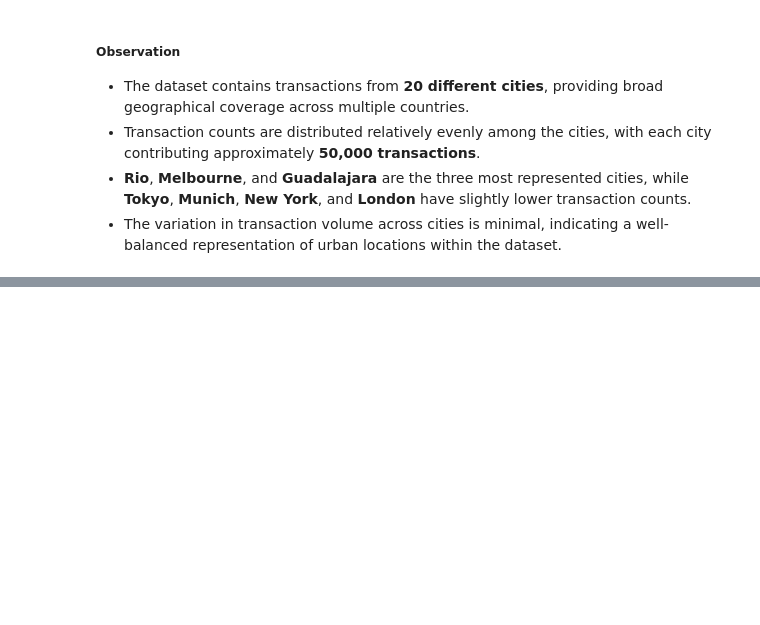
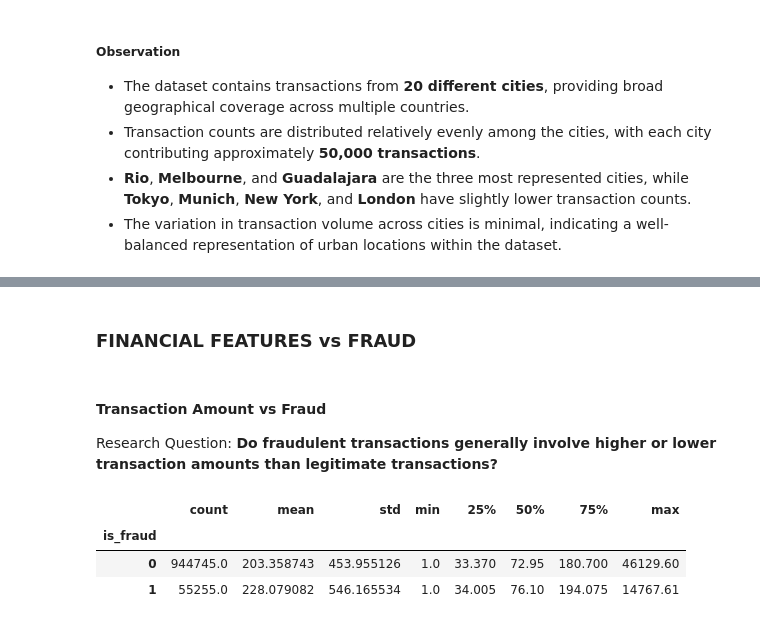
Before and after one commit to abhi-saurav-saroya/bank-fraud-eda, a Jupyter notebook: notebooks/02_exploratory_data_analysis.ipynb, the cells around one changed output, grey strips where cells are left out. Cells and saved outputs as stored; diff of their text form; code cells hidden in the pictures; blank space fills up the shorter version.

```diff
--- a/notebooks/02_exploratory_data_analysis.ipynb
+++ b/notebooks/02_exploratory_data_analysis.ipynb
@@ -1463,0 +1468,13 @@ plt.show()
+# %% [markdown]
+### FINANCIAL FEATURES vs FRAUD
+# %% [markdown]
+#### Transaction Amount vs Fraud
+
+Research Question: **Do fraudulent transactions generally involve higher or lower transaction amounts than legitimate transactions?**
+# %%
+df.groupby("is_fraud")["transaction_amount"].describe()
+# %% [output]
+|  | count | mean | std | min | 25% | 50% | 75% | max |
+| is_fraud |  |  |  |  |  |  |  |  |
+| 0 | 944745.0 | 203.358743 | 453.955126 | 1.0 | 33.370 | 72.95 | 180.700 | 46129.60 |
+| 1 | 55255.0 | 228.079082 | 546.165534 | 1.0 | 34.005 | 76.10 | 194.075 | 14767.61 |
```
Also changed, not shown: parts of 8 cells of this notebook.
